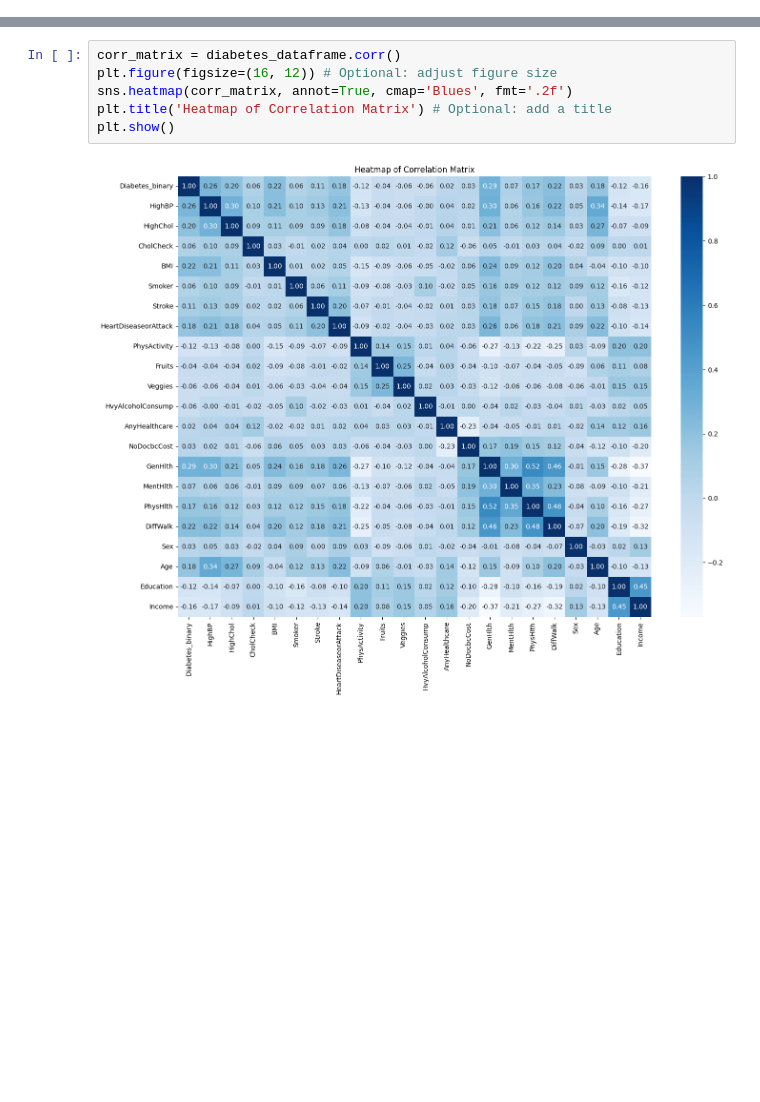
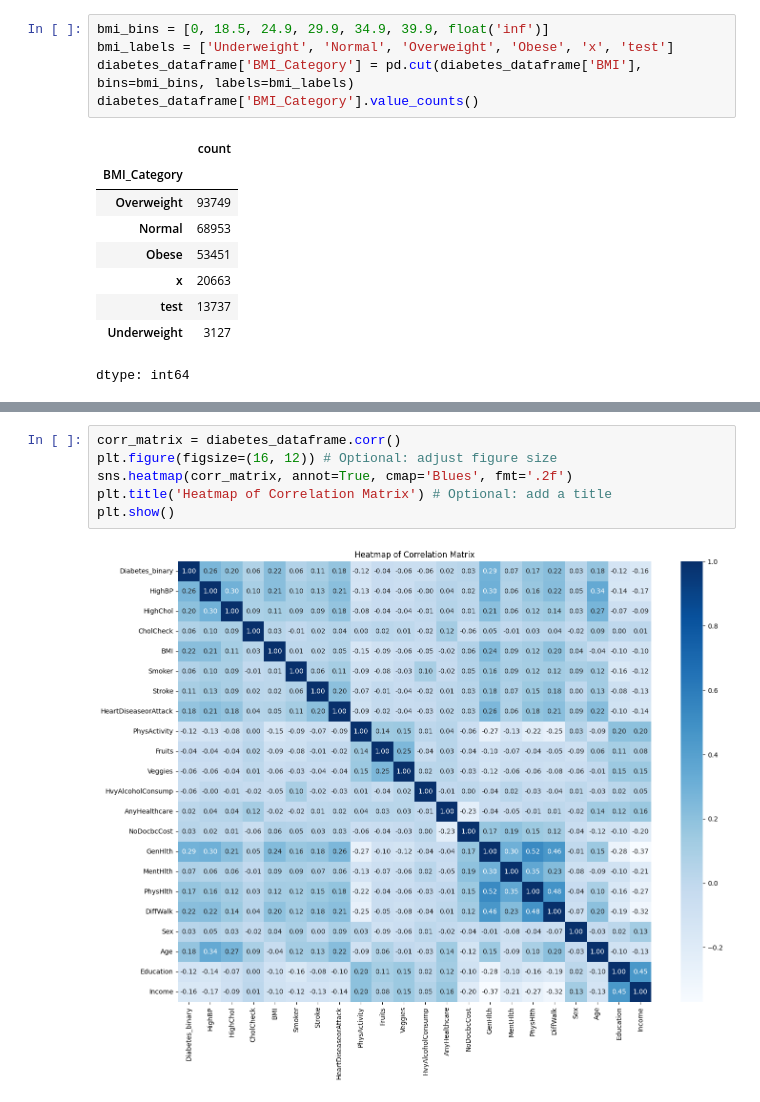
Before and after one commit to Lanzero225/Diabetes-Analysis, a Jupyter notebook: diabetes_notebook.ipynb, the cells around one changed output, grey strips where cells are left out. Drawn from its saved outputs; the diff is of its cells as text; blank space fills up the shorter version.

```diff
--- a/diabetes_notebook.ipynb
+++ b/diabetes_notebook.ipynb
@@ -48,0 +76,15 @@ memory usage: 42.6 MB
+# %%
+bmi_bins = [0, 18.5, 24.9, 29.9, 34.9, 39.9, float('inf')]
+bmi_labels = ['Underweight', 'Normal', 'Overweight', 'Obese', 'x', 'test']
+diabetes_dataframe['BMI_Category'] = pd.cut(diabetes_dataframe['BMI'], bins=bmi_bins, labels=bmi_labels)
+diabetes_dataframe['BMI_Category'].value_counts()
+# %% [output]
+|  | count |
+| BMI_Category |  |
+| Overweight | 93749 |
+| Normal | 68953 |
+| Obese | 53451 |
+| x | 20663 |
+| test | 13737 |
+| Underweight | 3127 |
+dtype: int64
```
Also changed, not shown: parts of 7 cells of this notebook.
